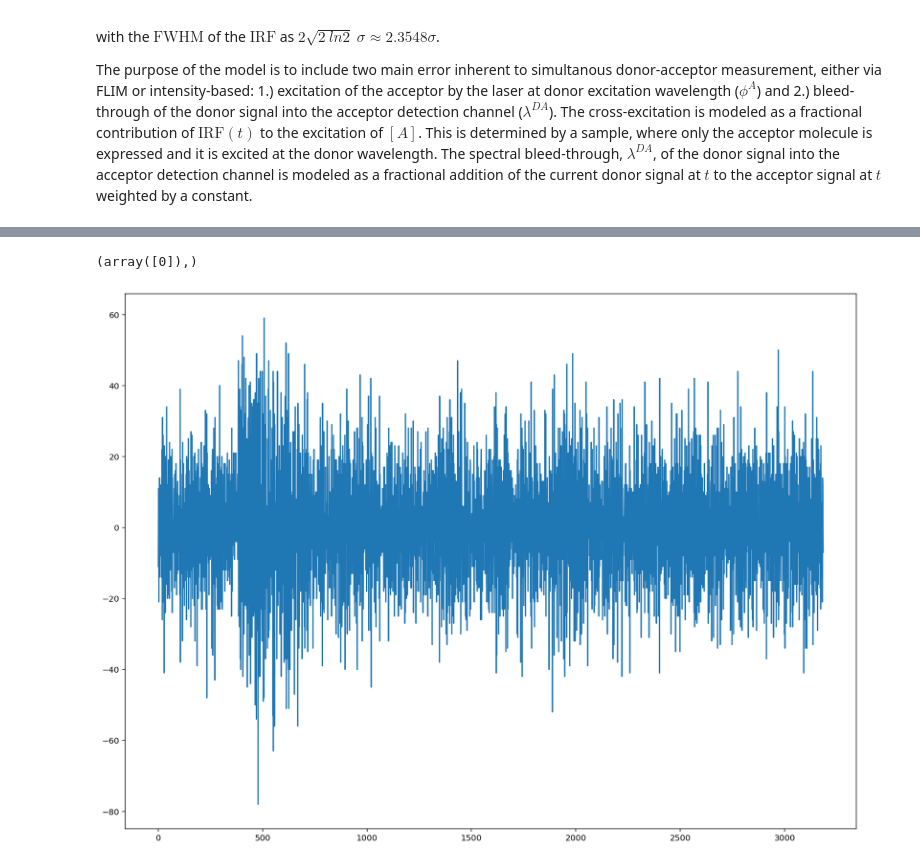
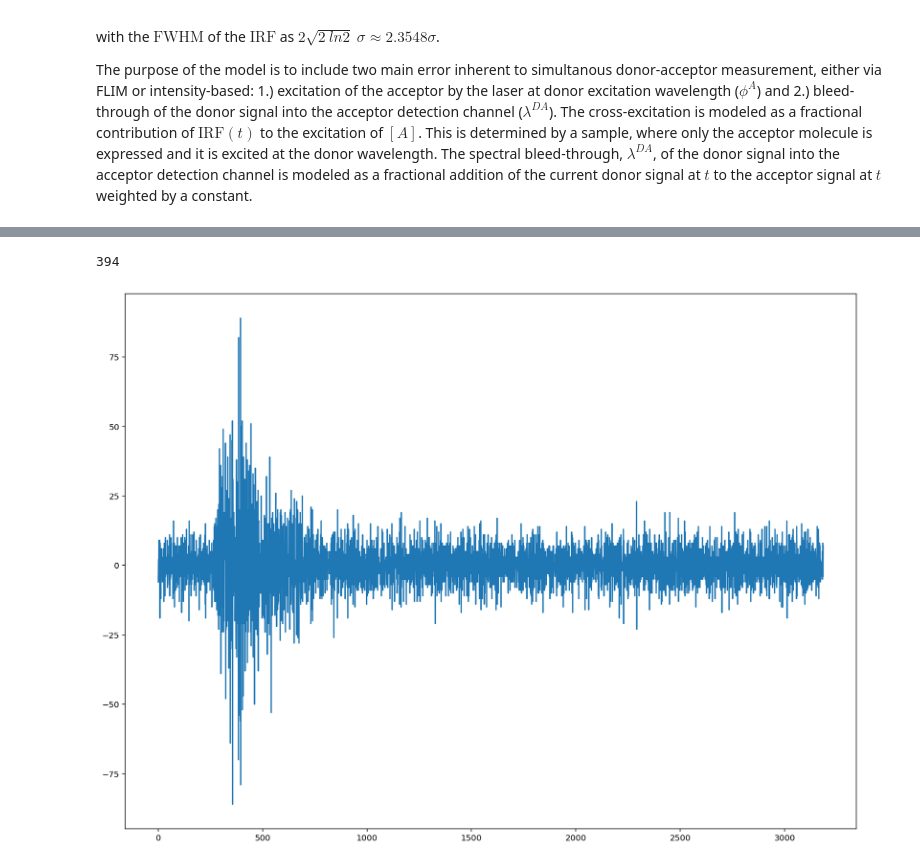
Before and after one commit to Tomkaehst/PhasorFLIM, a Jupyter notebook: notebooks/FLIM Fitting Donor-Acceptor Model.ipynb, the cells around one changed output, grey strips where cells are left out. Drawn from its saved outputs; the diff is of its cells as text; code cells hidden in the pictures.

```diff
--- a/notebooks/FLIM Fitting Donor-Acceptor Model.ipynb
+++ b/notebooks/FLIM Fitting Donor-Acceptor Model.ipynb
@@ -166,7 +193,7 @@ tSteps = int((tEnd - tStart) / dt)
 t = np.linspace(tStart, tEnd, tSteps)
 
 y0 = [3000, 0, 3000, 0]
-kf_D, k_r, kf_A, sigma, mu, offset, acceptor_shift = 1/2500, 1/3000, 1/1400, 100, 5000, 20, 50
+kf_D, k_r, kf_A, sigma, mu, offset, acceptor_shift = 1/2500, 1/3000, 1/1400, 200, 5000, 20, -29
 sim_params = np.array((kf_D, k_r, kf_A, sigma, mu, offset, acceptor_shift))
 
 ## Defining lmfit.Parameters object
@@ -176,9 +203,9 @@ params.add('A0', value = 3000, min = 1, max = 100000)
 params.add('D1', value = 0, min = 1, max = 100000)
 params.add('A1', value = 0, min = 1, max = 100000)
 params.add('kf_D', value = 1/2490, min = 1/2300, max = 1/2800)
-params.add('k_r', value = 1/5000, min = 1/500, max = 1/10000)
-params.add('kf_A', value = 1/1510, min = 1/1200, max = 1/1600)
-params.add('sigma', value = 110, min = 10, max = 300)
-params.add('mu', value = 4000, min = 900, max = 7000)
-params.add('offset', value = 2, min = 0, max = 100)
+params.add('k_r', value = 1/2900, min = 1/500, max = 1/10000)
+params.add('kf_A', value = 1/1410, min = 1/1200, max = 1/1600)
+params.add('sigma', value = 10, min = 10, max = 300)
+params.add('mu', value = 4900, min = 900, max = 7000)
+params.add('offset', value = 1, min = 0, max = 100)
 params.add('acceptor_shift', value = -30, min = -50, max = 50)
@@ -202,0 +212,9 @@ plt.plot(t, sim_data[:, 3])
+# %%
+# Calculating example data and adding noise
+
+sim_data = eval_ode(y0, t, sim_params, fitting = False)
+
+
+plt.plot(t, sim_data[:, 1])
+plt.plot(t, sim_data[:, 3])
+plt.show()
@@ -270,17 +288,17 @@ plt.show()
 ## Get left flank of decays for time offset determination --> required for proper time offset guessing
 ## Returns index at which left decay flank
 def get_decay_flank(decay):
-    first_derivative = np.diff(decay, n = 1)
-
+    #first_derivative = np.diff(decay, n = 1)
+    first_derivative = np.ediff1d(decay)
     plt.plot(first_derivative)
 
-    max_rise = np.where(max(first_derivative))
+    max_rise = np.where(first_derivative == max(first_derivative))[0][0]
 
     return(max_rise)
 # %%
-get_decay_flank(sim_data[:, 3])
+print(get_decay_flank(sim_data[:, 3]))
 # %% [output]
-(array([0]),)
+394
-[figure, old version]
+[figure, new version]
 # %%
 #test = pq_decoding_functions.readPTUData("data/191221_MicroscopeBenchmark_with_FPs.sptw/TCSPC_Benchmark_EGFP_NF488_14/TCSPC_Benchmark_EGFP_NF488_14_1.ptu")
```
Also changed, not shown: parts of 6 cells of this notebook.
